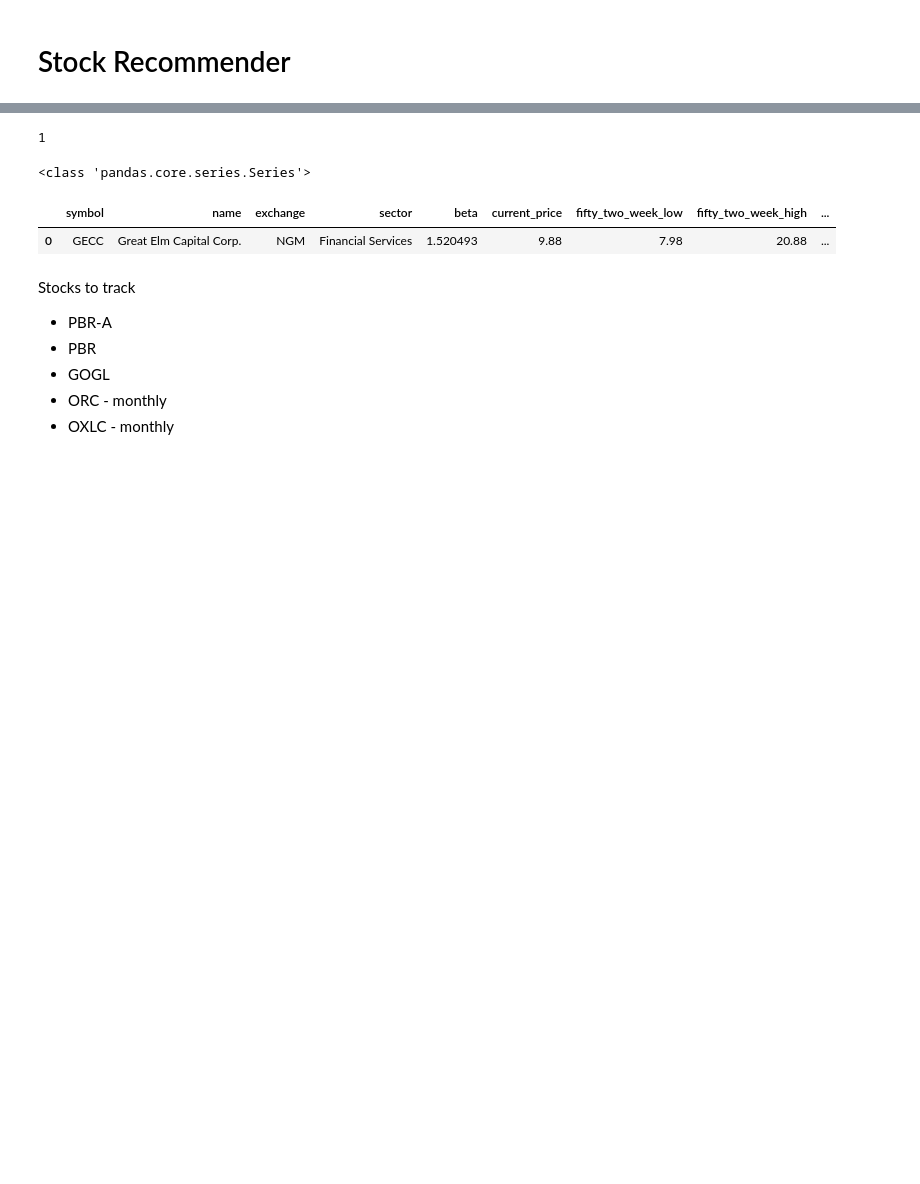
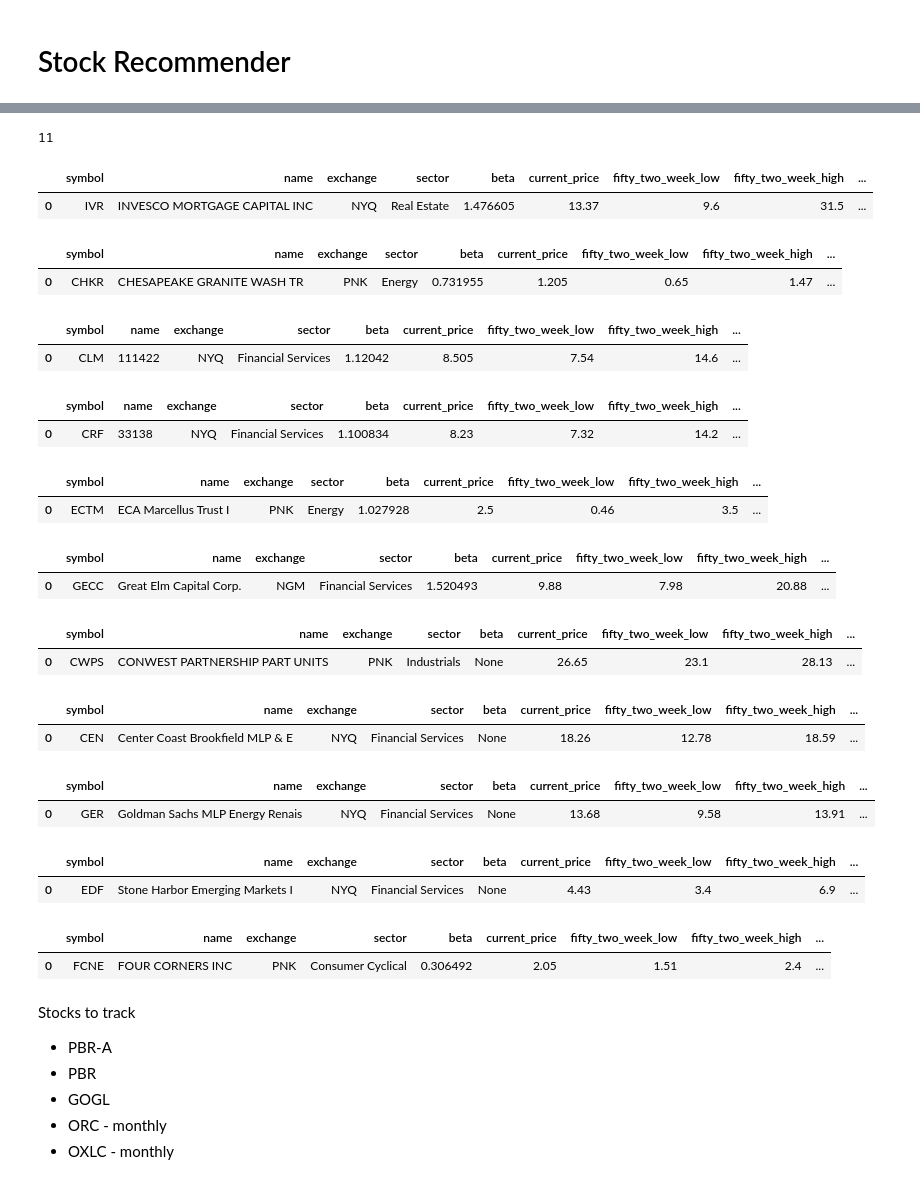
Before and after one commit to alpha2phi-platform/alphalib, a Jupyter notebook: 05_recommender.ipynb, the cells around one changed output, grey strips where cells are left out. Cells and saved outputs as stored; diff of their text form; code cells hidden in the pictures; blank space fills up the shorter version.

Commit message:
feat: stock analysis

```diff
--- a/05_recommender.ipynb
+++ b/05_recommender.ipynb
@@ -24,5 +24,5 @@ pd.set_option("display.max_colwidth", None)
 import ipywidgets as widgets
 from alphalib.analysis.recommender import *
 # %%
-rec_stocks = recommend_stocks_from_dataset()
+rec_stocks = recommend_stocks_from_dataset(filter_earnings_dt=False)
 # %% [output]
@@ -41,16 +41,34 @@ rec_stocks = recommend_stocks_from_dataset()
 # %%
 print(len(rec_stocks))
 # %% [output]
-1
+11
 # %%
 for s in rec_stocks:
-    print(type(s.yfinance.dividend_history))
-    df = s.yfinance.to_df()
+    df = s.yf.to_df()
     df.head(10)
 # %% [output]
-<class 'pandas.core.series.Series'>
 |  | symbol | name | exchange | sector | beta | current_price | fifty_two_week_low | fifty_two_week_high | ... |
-| 0 | GECC | Great Elm Capital Corp. | NGM | Financial Services | 1.520493 | 9.88 | 7.98 | 20.88 | ... |
+| 0 | IVR | INVESCO MORTGAGE CAPITAL INC | NYQ | Real Estate | 1.476605 | 13.37 | 9.6 | 31.5 | ... |
+|  | symbol | name | exchange | sector | beta | current_price | fifty_two_week_low | fifty_two_week_high | ... |
+| 0 | CHKR | CHESAPEAKE GRANITE WASH TR | PNK | Energy | 0.731955 | 1.205 | 0.65 | 1.47 | ... |
+|  | symbol | name | exchange | sector | beta | current_price | fifty_two_week_low | fifty_two_week_high | ... |
+| 0 | CLM | 111422 | NYQ | Financial Services | 1.12042 | 8.505 | 7.54 | 14.6 | ... |
+|  | symbol | name | exchange | sector | beta | current_price | fifty_two_week_low | fifty_two_week_high | ... |
+| 0 | CRF | 33138 | NYQ | Financial Services | 1.100834 | 8.23 | 7.32 | 14.2 | ... |
+|  | symbol | name | exchange | sector | beta | current_price | fifty_two_week_low | fifty_two_week_high | ... |
+| 0 | ECTM | ECA Marcellus Trust I | PNK | Energy | 1.027928 | 2.5 | 0.46 | 3.5 | ... |
+|  | symbol | name | exchange | sector | beta | current_price | fifty_two_week_low | fifty_two_week_high | ... |
+| 0 | GECC | Great Elm Capital Corp. | NGM | Financial Services | 1.520493 | 9.88 | 7.98 | 20.88 | ... |
+|  | symbol | name | exchange | sector | beta | current_price | fifty_two_week_low | fifty_two_week_high | ... |
+| 0 | CWPS | CONWEST PARTNERSHIP PART UNITS | PNK | Industrials | None | 26.65 | 23.1 | 28.13 | ... |
+|  | symbol | name | exchange | sector | beta | current_price | fifty_two_week_low | fifty_two_week_high | ... |
+| 0 | CEN | Center Coast Brookfield MLP & E | NYQ | Financial Services | None | 18.26 | 12.78 | 18.59 | ... |
+|  | symbol | name | exchange | sector | beta | current_price | fifty_two_week_low | fifty_two_week_high | ... |
+| 0 | GER | Goldman Sachs MLP Energy Renais | NYQ | Financial Services | None | 13.68 | 9.58 | 13.91 | ... |
+|  | symbol | name | exchange | sector | beta | current_price | fifty_two_week_low | fifty_two_week_high | ... |
+| 0 | EDF | Stone Harbor Emerging Markets I | NYQ | Financial Services | None | 4.43 | 3.4 | 6.9 | ... |
+|  | symbol | name | exchange | sector | beta | current_price | fifty_two_week_low | fifty_two_week_high | ... |
+| 0 | FCNE | FOUR CORNERS INC | PNK | Consumer Cyclical | 0.306492 | 2.05 | 1.51 | 2.4 | ... |
 # %% [markdown]
 Stocks to track
 - PBR-A
```
Also changed, not shown: parts of 1 cell of this notebook, 5 other files.
